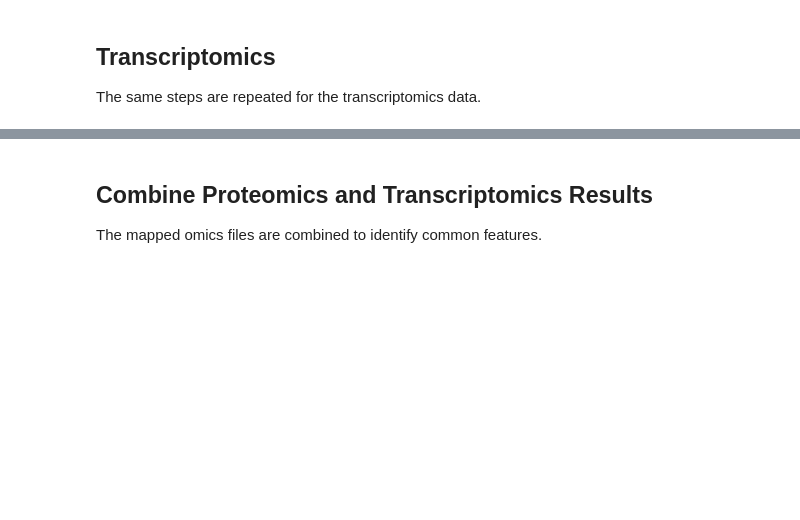
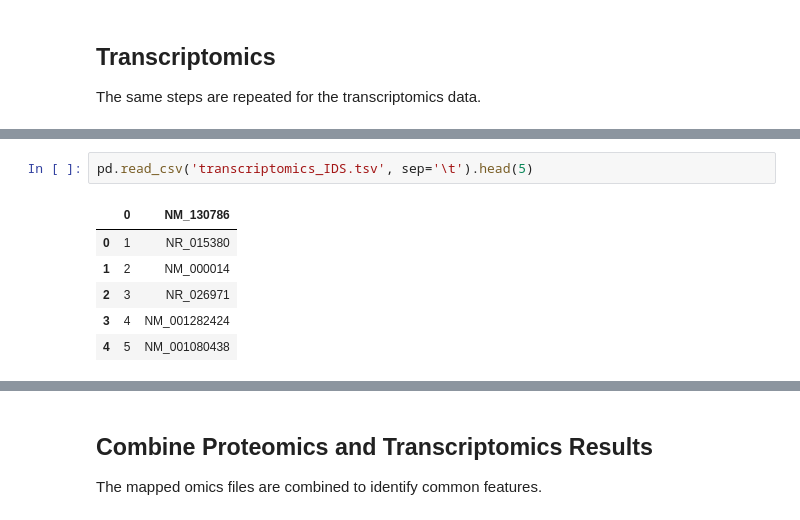
Before and after one commit to Xomics/TWOCdemonstrator, a Jupyter notebook: tools/python_read_omics/FDCmultiomics_workflow.ipynb, the cells around one changed output, grey strips where cells are left out. Drawn from its saved outputs; the diff is of its cells as text; blank space fills up the shorter version.

```diff
--- a/tools/python_read_omics/FDCmultiomics_workflow.ipynb
+++ b/tools/python_read_omics/FDCmultiomics_workflow.ipynb
@@ -96,3 +123,12 @@ IDs saved to transcript_IDs.tsv
+# %%
+pd.read_csv('transcriptomics_IDS.tsv', sep='\t').head(5)
+# %% [output]
+|  | 0 | NM_130786 |
+| 0 | 1 | NR_015380 |
+| 1 | 2 | NM_000014 |
+| 2 | 3 | NR_026971 |
+| 3 | 4 | NM_001282424 |
+| 4 | 5 | NM_001080438 |
 # %%
 # Import the module
 import fetch_mappings
```
Also changed, not shown: parts of 11 cells of this notebook, 2 other files.
